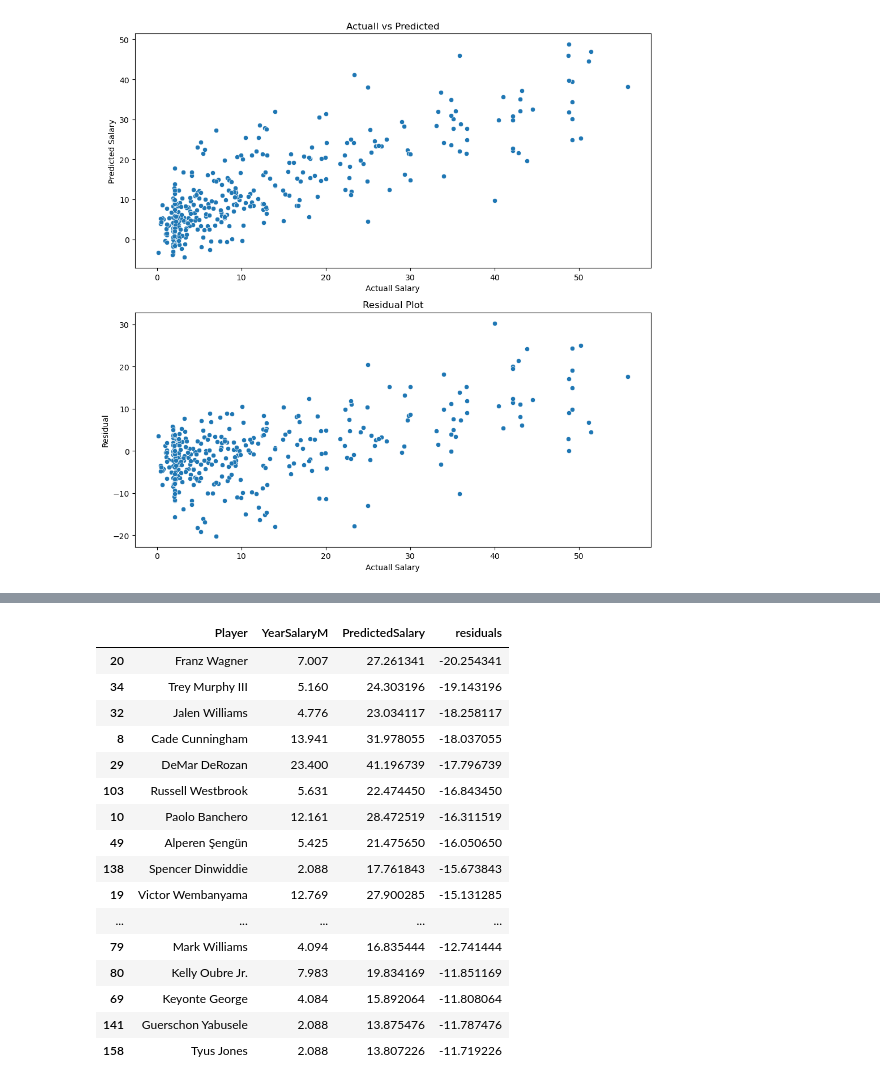
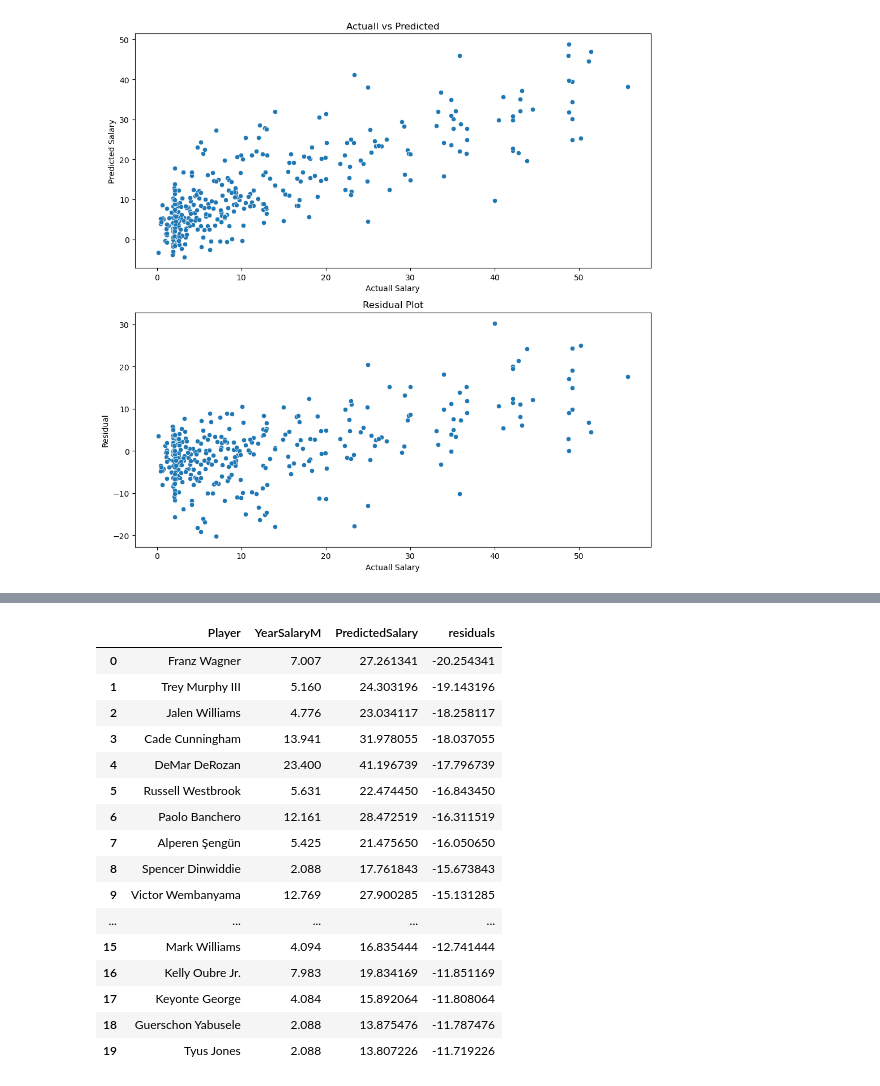
Before and after one commit to ruddaraju/NBA_PlayerValueAnalysis, a Jupyter notebook: Analysis/3_Player_Efficiency_Analysis.ipynb, the cells around one changed output, grey strips where cells are left out. Cells and saved outputs as stored; diff of their text form; code cells hidden in the pictures.

```diff
--- a/Analysis/3_Player_Efficiency_Analysis.ipynb
+++ b/Analysis/3_Player_Efficiency_Analysis.ipynb
@@ -90,30 +77,22 @@ PlayerDFOverPaid[['Player','YearSalaryM','PredictedSalary','residuals']].head(20
 # %%
-'''
-The trend that I noticed for the most underpaid players is that they seem to be on the two extreme sides of their careers. We are able to see lots of young players who are starting
-to turn into superstars but have not yet signed their next contract after their rookie deals. Franz Wagner was just recently only on his rookie deal where he was making around 7
-million a year but has significantly outperformed that seen through this residual. Franz Wagner recently signed a rookie supermax extension. Many of the young players are approaching
-large contract extensions due to their significant performance. Additionally players like Chris Paul, Demar DeRozan, and Russell Westrbook are on this list. These are older players
-that are still able to bring a spark to a team, but front offices are not willing to invest significant money on them, due to concerns with their age and dip in performance over the
-years.
-'''
 #Top 20 most underpaid players
 PlayerDFUnderPaid = PlayerDF.sort_values(by = 'residuals', ascending= True)
-PlayerDFOverPaid[['Player','YearSalaryM','PredictedSalary','residuals']].tail(20).sort_values(by = 'residuals', ascending= True)
+PlayerDFOverPaid[['Player','YearSalaryM','PredictedSalary','residuals']].tail(20).sort_values(by = 'residuals', ascending= True).reset_index(drop = True)
 # %% [output]
 |  | Player | YearSalaryM | PredictedSalary | residuals |
-| 20 | Franz Wagner | 7.007 | 27.261341 | -20.254341 |
-| 34 | Trey Murphy III | 5.160 | 24.303196 | -19.143196 |
-| 32 | Jalen Williams | 4.776 | 23.034117 | -18.258117 |
-| 8 | Cade Cunningham | 13.941 | 31.978055 | -18.037055 |
-| 29 | DeMar DeRozan | 23.400 | 41.196739 | -17.796739 |
-| 103 | Russell Westbrook | 5.631 | 22.474450 | -16.843450 |
-| 10 | Paolo Banchero | 12.161 | 28.472519 | -16.311519 |
-| 49 | Alperen Şengün | 5.425 | 21.475650 | -16.050650 |
-| 138 | Spencer Dinwiddie | 2.088 | 17.761843 | -15.673843 |
-| 19 | Victor Wembanyama | 12.769 | 27.900285 | -15.131285 |
+| 0 | Franz Wagner | 7.007 | 27.261341 | -20.254341 |
+| 1 | Trey Murphy III | 5.160 | 24.303196 | -19.143196 |
+| 2 | Jalen Williams | 4.776 | 23.034117 | -18.258117 |
+| 3 | Cade Cunningham | 13.941 | 31.978055 | -18.037055 |
+| 4 | DeMar DeRozan | 23.400 | 41.196739 | -17.796739 |
+| 5 | Russell Westbrook | 5.631 | 22.474450 | -16.843450 |
+| 6 | Paolo Banchero | 12.161 | 28.472519 | -16.311519 |
+| 7 | Alperen Şengün | 5.425 | 21.475650 | -16.050650 |
+| 8 | Spencer Dinwiddie | 2.088 | 17.761843 | -15.673843 |
+| 9 | Victor Wembanyama | 12.769 | 27.900285 | -15.131285 |
 | ... | ... | ... | ... | ... |
-| 79 | Mark Williams | 4.094 | 16.835444 | -12.741444 |
-| 80 | Kelly Oubre Jr. | 7.983 | 19.834169 | -11.851169 |
-| 69 | Keyonte George | 4.084 | 15.892064 | -11.808064 |
-| 141 | Guerschon Yabusele | 2.088 | 13.875476 | -11.787476 |
-| 158 | Tyus Jones | 2.088 | 13.807226 | -11.719226 |
+| 15 | Mark Williams | 4.094 | 16.835444 | -12.741444 |
+| 16 | Kelly Oubre Jr. | 7.983 | 19.834169 | -11.851169 |
+| 17 | Keyonte George | 4.084 | 15.892064 | -11.808064 |
+| 18 | Guerschon Yabusele | 2.088 | 13.875476 | -11.787476 |
+| 19 | Tyus Jones | 2.088 | 13.807226 | -11.719226 |
```
Also changed, not shown: parts of 2 cells of this notebook.
